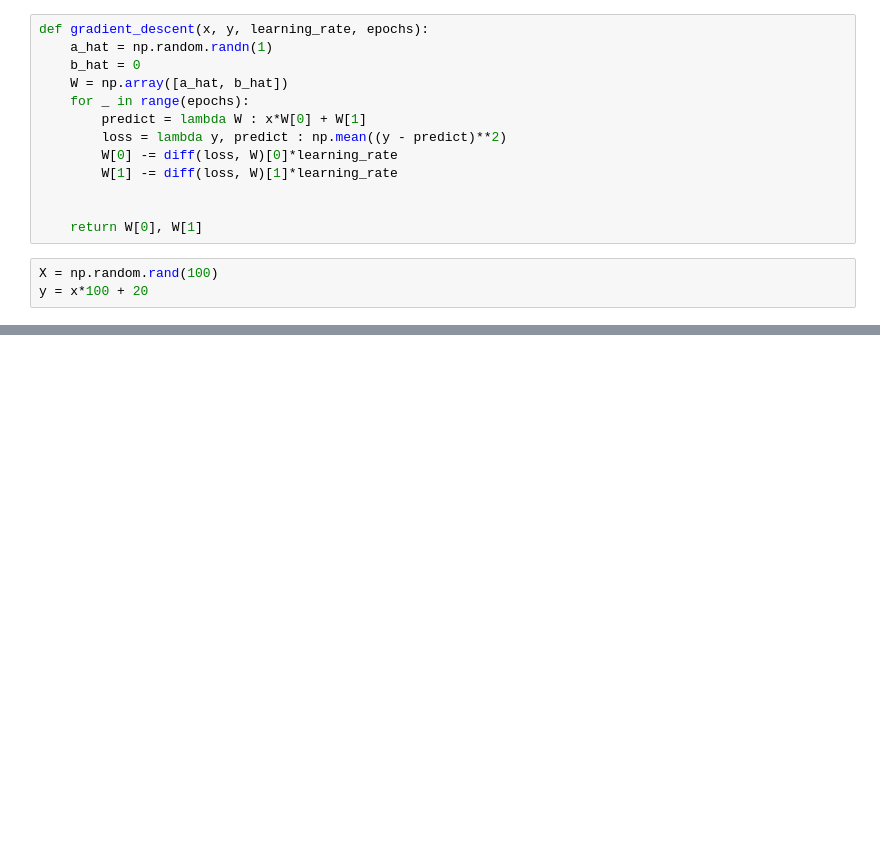
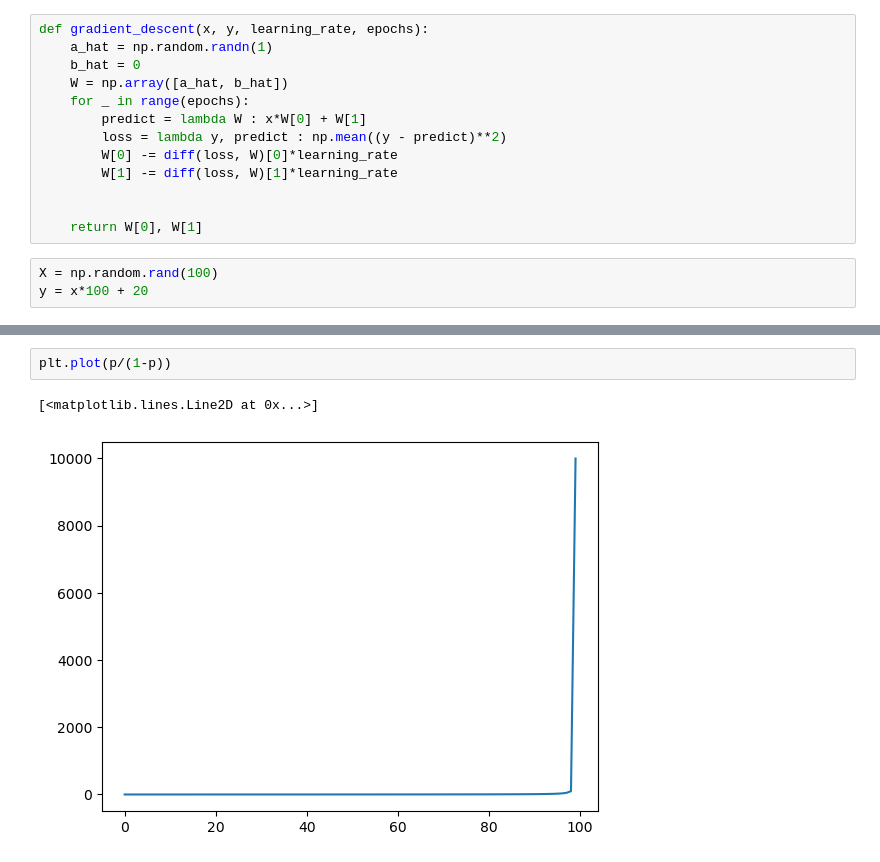
Before and after one commit to yoon0718/kepco, a Jupyter notebook: python/MachineLearning.ipynb, the cells around one changed output, grey strips where cells are left out. Cells and saved outputs as stored; diff of their text form; blank space fills up the shorter version.

```diff
--- a/python/MachineLearning.ipynb
+++ b/python/MachineLearning.ipynb
@@ -184,0 +327,5 @@ ValueError: setting an array element with a sequence. The requested array has an
+# %%
+plt.plot(p/(1-p))
+# %% [output]
+[<matplotlib.lines.Line2D at 0x...>]
+[figure, added]
```
Also changed, not shown: parts of 45 cells of this notebook, 1 other file.
